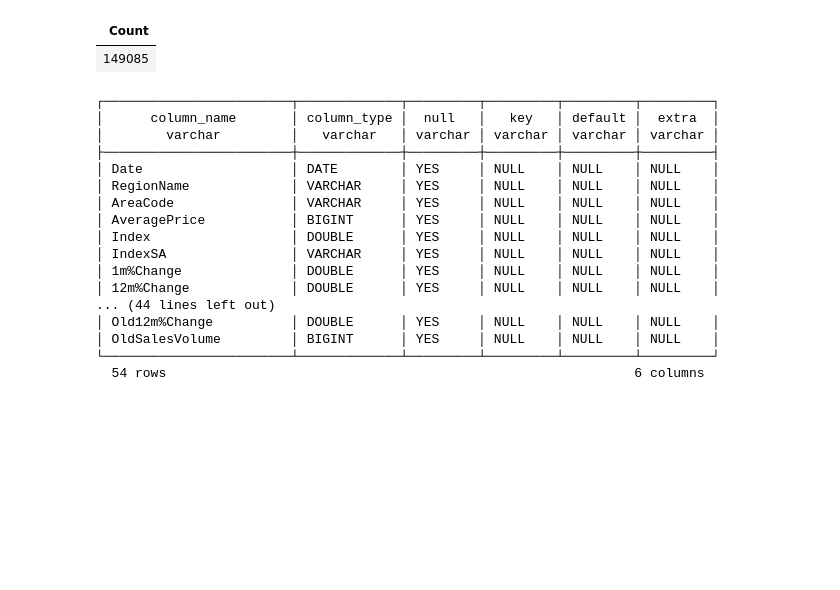
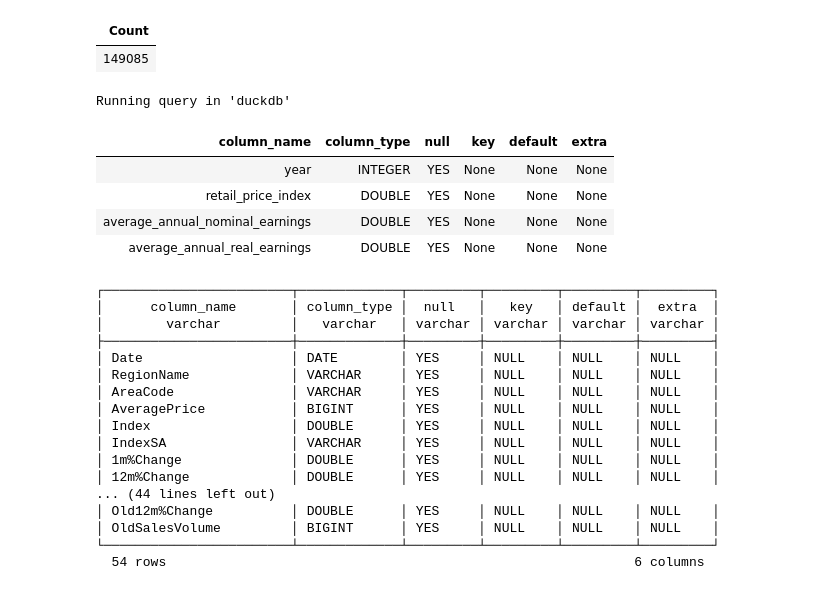
Before and after one commit to tngaspar/uk-housing-affordability, a Jupyter notebook: notebooks/hpi-data-exploration.ipynb, the cells around one changed output. Drawn from its saved outputs; the diff is of its cells as text; code cells hidden in the pictures; blank space fills up the shorter version.

```diff
--- a/notebooks/hpi-data-exploration.ipynb
+++ b/notebooks/hpi-data-exploration.ipynb
@@ -16,6 +16,26 @@ CREATE TABLE hpi AS FROM '../data/raw/UK-*.csv';
 Running query in 'duckdb'
 | Count |
 | 149085 |
+# %%
+%%sql
+CREATE TABLE average_earnings AS
+SELECT
+    CAST(year AS INTEGER) AS year,
+    CAST(retail_price_index AS DOUBLE) AS retail_price_index,
+    CAST(average_annual_nominal_earnings AS DOUBLE) AS average_annual_nominal_earnings,
+    CAST(average_annual_real_earnings AS DOUBLE) AS average_annual_real_earnings
+FROM read_csv(
+    '../data/raw/UKCPI_*.csv',
+    nullstr = 'NA');
+
+DESCRIBE average_earnings
+# %% [output]
+Running query in 'duckdb'
+| column_name | column_type | null | key | default | extra |
+| year | INTEGER | YES | None | None | None |
+| retail_price_index | DOUBLE | YES | None | None | None |
+| average_annual_nominal_earnings | DOUBLE | YES | None | None | None |
+| average_annual_real_earnings | DOUBLE | YES | None | None | None |
 # %%
 conn.sql("DESCRIBE hpi").show(max_rows=100)
 # %% [output]
```
Also changed, not shown: parts of 5 cells of this notebook, 1 other file.
